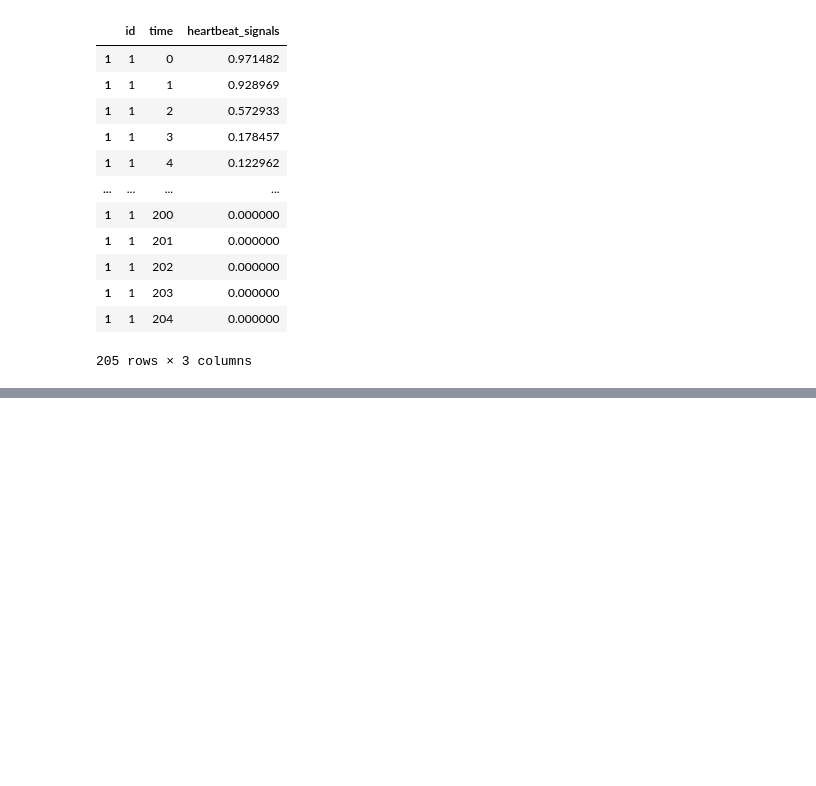
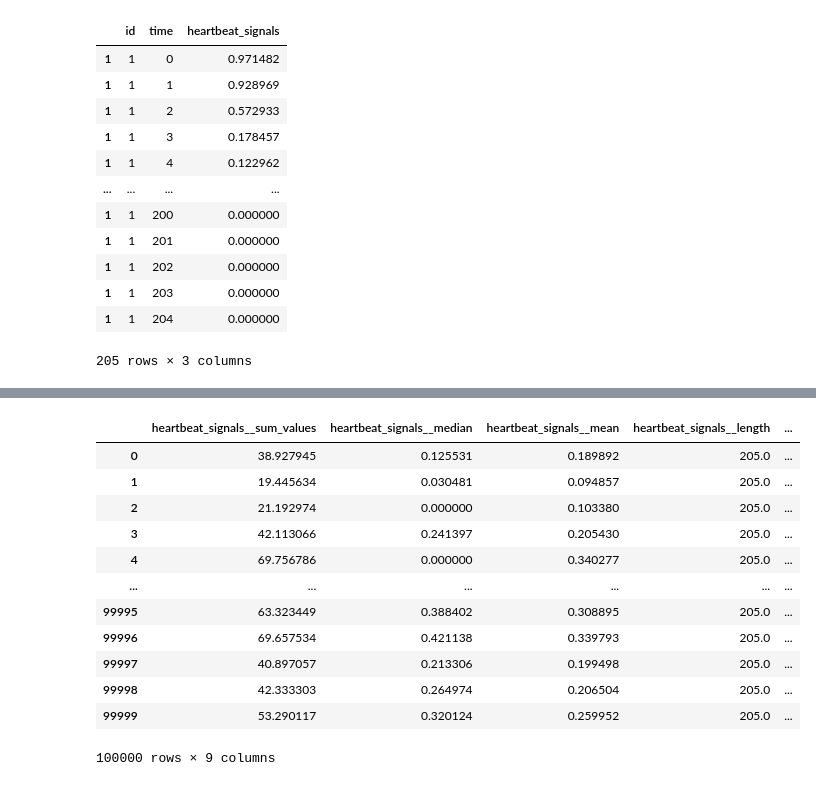
Before and after one commit to buaamse/ml, a Jupyter notebook: heartbeat_features.ipynb, the cells around one changed output, grey strips where cells are left out. Cells and saved outputs as stored; diff of their text form; code cells hidden in the pictures; blank space fills up the shorter version.

```diff
--- a/heartbeat_features.ipynb
+++ b/heartbeat_features.ipynb
@@ -187,0 +157,20 @@ NVVM_ERROR_COMPILATION
+# %%
+# 2. 特征选择
+# train_features中包含了heartbeat_signals的779种常见的时间序列特征（所有这些特征的解释可以去看官方文档），
+# 这其中有的特征可能为NaN值（产生原因为当前数据不支持此类特征的计算），使用以下方式去除NaN值：
+from tsfresh.utilities.dataframe_functions import impute
+impute(train_features)
+# %% [output]
+|  | heartbeat_signals__sum_values | heartbeat_signals__median | heartbeat_signals__mean | heartbeat_signals__length | ... |
+| 0 | 38.927945 | 0.125531 | 0.189892 | 205.0 | ... |
+| 1 | 19.445634 | 0.030481 | 0.094857 | 205.0 | ... |
+| 2 | 21.192974 | 0.000000 | 0.103380 | 205.0 | ... |
+| 3 | 42.113066 | 0.241397 | 0.205430 | 205.0 | ... |
+| 4 | 69.756786 | 0.000000 | 0.340277 | 205.0 | ... |
+| ... | ... | ... | ... | ... | ... |
+| 99995 | 63.323449 | 0.388402 | 0.308895 | 205.0 | ... |
+| 99996 | 69.657534 | 0.421138 | 0.339793 | 205.0 | ... |
+| 99997 | 40.897057 | 0.213306 | 0.199498 | 205.0 | ... |
+| 99998 | 42.333303 | 0.264974 | 0.206504 | 205.0 | ... |
+| 99999 | 53.290117 | 0.320124 | 0.259952 | 205.0 | ... |
+100000 rows × 9 columns
```
Also changed, not shown: parts of 7 cells of this notebook.
